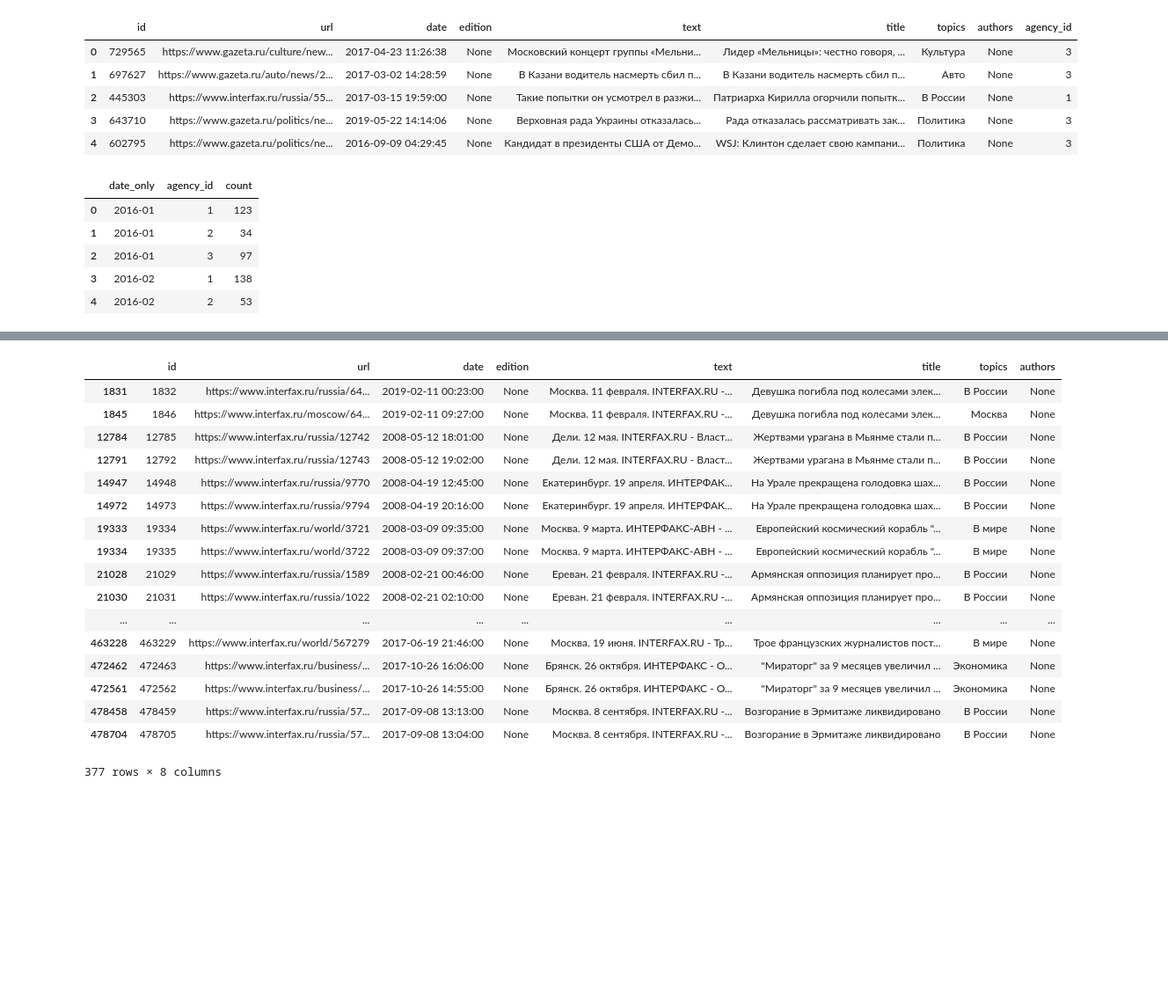
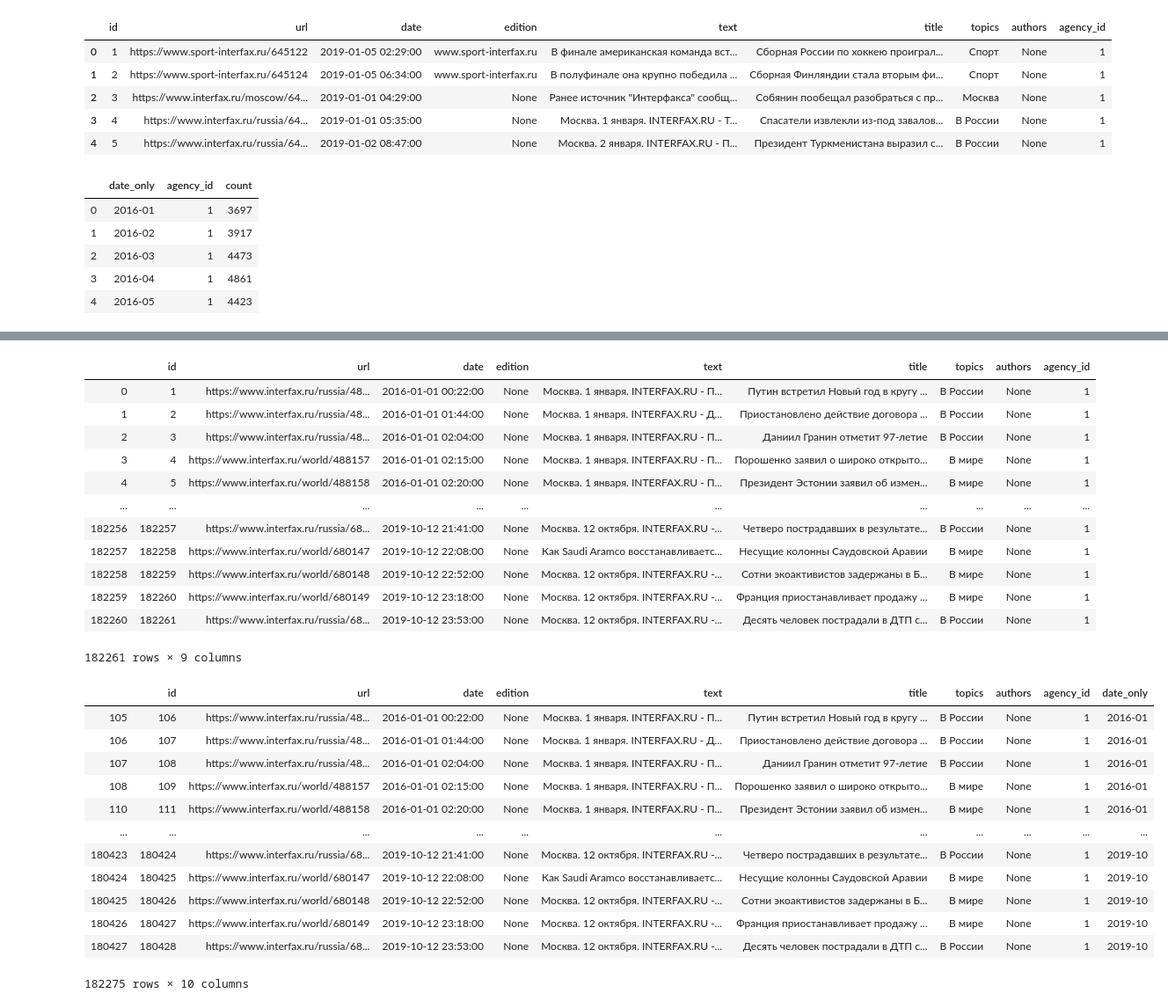
Before and after one commit to IlyaGusev/purano, a Jupyter notebook: visualisations.ipynb, the cells around one changed output, grey strips where cells are left out. Shown at 88% size. Cells and saved outputs as stored; diff of their text form; code cells hidden in the pictures; blank space fills up the shorter version.

```diff
--- a/visualisations.ipynb
+++ b/visualisations.ipynb
@@ -9,14 +7,15 @@ from purano.models import Document, Info
 # %%
-engine = create_engine("sqlite:///news.db")
-df = pd.read_sql("SELECT * FROM document WHERE date > '2016-01-01 00:00:00' ORDER BY Random() LIMIT 10000", engine.raw_connection())
+import pandas as pd
+
+df = pd.read_sql("SELECT * FROM document WHERE date > '2016-01-01 00:00:00'", engine.raw_connection())
 df.head()
 # %% [output]
 |  | id | url | date | edition | text | title | topics | authors | agency_id |
-| 0 | 729565 | https://www.gazeta.ru/culture/new... | 2017-04-23 11:26:38 | None | Московский концерт группы «Мельни... | Лидер «Мельницы»: честно говоря, ... | Культура | None | 3 |
-| 1 | 697627 | https://www.gazeta.ru/auto/news/2... | 2017-03-02 14:28:59 | None | В Казани водитель насмерть сбил п... | В Казани водитель насмерть сбил п... | Авто | None | 3 |
-| 2 | 445303 | https://www.interfax.ru/russia/55... | 2017-03-15 19:59:00 | None | Такие попытки он усмотрел в разжи... | Патриарха Кирилла огорчили попытк... | В России | None | 1 |
-| 3 | 643710 | https://www.gazeta.ru/politics/ne... | 2019-05-22 14:14:06 | None | Верховная рада Украины отказалась... | Рада отказалась рассматривать зак... | Политика | None | 3 |
-| 4 | 602795 | https://www.gazeta.ru/politics/ne... | 2016-09-09 04:29:45 | None | Кандидат в президенты США от Демо... | WSJ: Клинтон сделает свою кампани... | Политика | None | 3 |
+| 0 | 1 | https://www.sport-interfax.ru/645122 | 2019-01-05 02:29:00 | www.sport-interfax.ru | В финале американская команда вст... | Сборная России по хоккею проиграл... | Спорт | None | 1 |
+| 1 | 2 | https://www.sport-interfax.ru/645124 | 2019-01-05 06:34:00 | www.sport-interfax.ru | В полуфинале она крупно победила ... | Сборная Финляндии стала вторым фи... | Спорт | None | 1 |
+| 2 | 3 | https://www.interfax.ru/moscow/64... | 2019-01-01 04:29:00 | None | Ранее источник "Интерфакса" сообщ... | Собянин пообещал разобраться с пр... | Москва | None | 1 |
+| 3 | 4 | https://www.interfax.ru/russia/64... | 2019-01-01 05:35:00 | None | Москва. 1 января. INTERFAX.RU - Т... | Спасатели извлекли из-под завалов... | В России | None | 1 |
+| 4 | 5 | https://www.interfax.ru/russia/64... | 2019-01-02 08:47:00 | None | Москва. 2 января. INTERFAX.RU - П... | Президент Туркменистана выразил с... | В России | None | 1 |
 # %%
 df["date_only"] = pd.to_datetime(df["date"]).dt.strftime("%Y-%m")
 counts = df.groupby(["date_only", "agency_id"]).count()["id"]
@@ -27,11 +26,11 @@ counts.drop(["id"], inplace=True, axis=1)
 counts.head()
 # %% [output]
 |  | date_only | agency_id | count |
-| 0 | 2016-01 | 1 | 123 |
-| 1 | 2016-01 | 2 | 34 |
-| 2 | 2016-01 | 3 | 97 |
-| 3 | 2016-02 | 1 | 138 |
-| 4 | 2016-02 | 2 | 53 |
+| 0 | 2016-01 | 1 | 3697 |
+| 1 | 2016-02 | 1 | 3917 |
+| 2 | 2016-03 | 1 | 4473 |
+| 3 | 2016-04 | 1 | 4861 |
+| 4 | 2016-05 | 1 | 4423 |
 # %%
 %matplotlib inline
 %config InlineBackend.figure_format = 'svg'
@@ -44,24 +43,35 @@ for ax in graph.axes.ravel():
 plt.show()
 # %% [output]
 [drawing not drawn]
+# %%
+df
+# %% [output]
+|  | id | url | date | edition | text | title | topics | authors | agency_id |
+| 0 | 1 | https://www.interfax.ru/russia/48... | 2016-01-01 00:22:00 | None | Москва. 1 января. INTERFAX.RU - П... | Путин встретил Новый год в кругу ... | В России | None | 1 |
+| 1 | 2 | https://www.interfax.ru/russia/48... | 2016-01-01 01:44:00 | None | Москва. 1 января. INTERFAX.RU - Д... | Приостановлено действие договора ... | В России | None | 1 |
+| 2 | 3 | https://www.interfax.ru/russia/48... | 2016-01-01 02:04:00 | None | Москва. 1 января. INTERFAX.RU - П... | Даниил Гранин отметит 97-летие | В России | None | 1 |
+| 3 | 4 | https://www.interfax.ru/world/488157 | 2016-01-01 02:15:00 | None | Москва. 1 января. INTERFAX.RU - П... | Порошенко заявил о широко открыто... | В мире | None | 1 |
+| 4 | 5 | https://www.interfax.ru/world/488158 | 2016-01-01 02:20:00 | None | Москва. 1 января. INTERFAX.RU - П... | Президент Эстонии заявил об измен... | В мире | None | 1 |
+| ... | ... | ... | ... | ... | ... | ... | ... | ... | ... |
+| 182256 | 182257 | https://www.interfax.ru/russia/68... | 2019-10-12 21:41:00 | None | Москва. 12 октября. INTERFAX.RU -... | Четверо пострадавших в результате... | В России | None | 1 |
+| 182257 | 182258 | https://www.interfax.ru/world/680147 | 2019-10-12 22:08:00 | None | Как Saudi Aramco восстанавливаетс... | Несущие колонны Саудовской Аравии | В мире | None | 1 |
+| 182258 | 182259 | https://www.interfax.ru/world/680148 | 2019-10-12 22:52:00 | None | Москва. 12 октября. INTERFAX.RU -... | Сотни экоактивистов задержаны в Б... | В мире | None | 1 |
+| 182259 | 182260 | https://www.interfax.ru/world/680149 | 2019-10-12 23:18:00 | None | Москва. 12 октября. INTERFAX.RU -... | Франция приостанавливает продажу ... | В мире | None | 1 |
+| 182260 | 182261 | https://www.interfax.ru/russia/68... | 2019-10-12 23:53:00 | None | Москва. 12 октября. INTERFAX.RU -... | Десять человек пострадали в ДТП с... | В России | None | 1 |
+182261 rows × 9 columns
 # %%
-df[df.sort_values("date").duplicated(subset=["text", "title"], keep=False)]
+df.sort_values("date")
 # %% [output]
-|  | id | url | date | edition | text | title | topics | authors |
-| 1831 | 1832 | https://www.interfax.ru/russia/64... | 2019-02-11 00:23:00 | None | Москва. 11 февраля. INTERFAX.RU -... | Девушка погибла под колесами элек... | В России | None |
-| 1845 | 1846 | https://www.interfax.ru/moscow/64... | 2019-02-11 09:27:00 | None | Москва. 11 февраля. INTERFAX.RU -... | Девушка погибла под колесами элек... | Москва | None |
-| 12784 | 12785 | https://www.interfax.ru/russia/12742 | 2008-05-12 18:01:00 | None | Дели. 12 мая. INTERFAX.RU - Власт... | Жертвами урагана в Мьянме стали п... | В России | None |
-| 12791 | 12792 | https://www.interfax.ru/russia/12743 | 2008-05-12 19:02:00 | None | Дели. 12 мая. INTERFAX.RU - Власт... | Жертвами урагана в Мьянме стали п... | В России | None |
-| 14947 | 14948 | https://www.interfax.ru/russia/9770 | 2008-04-19 12:45:00 | None | Екатеринбург. 19 апреля. ИНТЕРФАК... | На Урале прекращена голодовка шах... | В России | None |
-| 14972 | 14973 | https://www.interfax.ru/russia/9794 | 2008-04-19 20:16:00 | None | Екатеринбург. 19 апреля. ИНТЕРФАК... | На Урале прекращена голодовка шах... | В России | None |
-| 19333 | 19334 | https://www.interfax.ru/world/3721 | 2008-03-09 09:35:00 | None | Москва. 9 марта. ИНТЕРФАКС-АВН - ... | Европейский космический корабль "... | В мире | None |
-| 19334 | 19335 | https://www.interfax.ru/world/3722 | 2008-03-09 09:37:00 | None | Москва. 9 марта. ИНТЕРФАКС-АВН - ... | Европейский космический корабль "... | В мире | None |
-| 21028 | 21029 | https://www.interfax.ru/russia/1589 | 2008-02-21 00:46:00 | None | Ереван. 21 февраля. INTERFAX.RU -... | Армянская оппозиция планирует про... | В России | None |
-| 21030 | 21031 | https://www.interfax.ru/russia/1022 | 2008-02-21 02:10:00 | None | Ереван. 21 февраля. INTERFAX.RU -... | Армянская оппозиция планирует про... | В России | None |
-| ... | ... | ... | ... | ... | ... | ... | ... | ... |
-| 463228 | 463229 | https://www.interfax.ru/world/567279 | 2017-06-19 21:46:00 | None | Москва. 19 июня. INTERFAX.RU - Тр... | Трое французских журналистов пост... | В мире | None |
-| 472462 | 472463 | https://www.interfax.ru/business/... | 2017-10-26 16:06:00 | None | Брянск. 26 октября. ИНТЕРФАКС - О... | "Мираторг" за 9 месяцев увеличил ... | Экономика | None |
-| 472561 | 472562 | https://www.interfax.ru/business/... | 2017-10-26 14:55:00 | None | Брянск. 26 октября. ИНТЕРФАКС - О... | "Мираторг" за 9 месяцев увеличил ... | Экономика | None |
-| 478458 | 478459 | https://www.interfax.ru/russia/57... | 2017-09-08 13:13:00 | None | Москва. 8 сентября. INTERFAX.RU -... | Возгорание в Эрмитаже ликвидировано | В России | None |
-| 478704 | 478705 | https://www.interfax.ru/russia/57... | 2017-09-08 13:04:00 | None | Москва. 8 сентября. INTERFAX.RU -... | Возгорание в Эрмитаже ликвидировано | В России | None |
+|  | id | url | date | edition | text | title | topics | authors | agency_id | date_only |
+| 105 | 106 | https://www.interfax.ru/russia/48... | 2016-01-01 00:22:00 | None | Москва. 1 января. INTERFAX.RU - П... | Путин встретил Новый год в кругу ... | В России | None | 1 | 2016-01 |
+| 106 | 107 | https://www.interfax.ru/russia/48... | 2016-01-01 01:44:00 | None | Москва. 1 января. INTERFAX.RU - Д... | Приостановлено действие договора ... | В России | None | 1 | 2016-01 |
+| 107 | 108 | https://www.interfax.ru/russia/48... | 2016-01-01 02:04:00 | None | Москва. 1 января. INTERFAX.RU - П... | Даниил Гранин отметит 97-летие | В России | None | 1 | 2016-01 |
+| 108 | 109 | https://www.interfax.ru/world/488157 | 2016-01-01 02:15:00 | None | Москва. 1 января. INTERFAX.RU - П... | Порошенко заявил о широко открыто... | В мире | None | 1 | 2016-01 |
+| 110 | 111 | https://www.interfax.ru/world/488158 | 2016-01-01 02:20:00 | None | Москва. 1 января. INTERFAX.RU - П... | Президент Эстонии заявил об измен... | В мире | None | 1 | 2016-01 |
+| ... | ... | ... | ... | ... | ... | ... | ... | ... | ... | ... |
+| 180423 | 180424 | https://www.interfax.ru/russia/68... | 2019-10-12 21:41:00 | None | Москва. 12 октября. INTERFAX.RU -... | Четверо пострадавших в результате... | В России | None | 1 | 2019-10 |
+| 180424 | 180425 | https://www.interfax.ru/world/680147 | 2019-10-12 22:08:00 | None | Как Saudi Aramco восстанавливаетс... | Несущие колонны Саудовской Аравии | В мире | None | 1 | 2019-10 |
+| 180425 | 180426 | https://www.interfax.ru/world/680148 | 2019-10-12 22:52:00 | None | Москва. 12 октября. INTERFAX.RU -... | Сотни экоактивистов задержаны в Б... | В мире | None | 1 | 2019-10 |
+| 180426 | 180427 | https://www.interfax.ru/world/680149 | 2019-10-12 23:18:00 | None | Москва. 12 октября. INTERFAX.RU -... | Франция приостанавливает продажу ... | В мире | None | 1 | 2019-10 |
+| 180427 | 180428 | https://www.interfax.ru/russia/68... | 2019-10-12 23:53:00 | None | Москва. 12 октября. INTERFAX.RU -... | Десять человек пострадали в ДТП с... | В России | None | 1 | 2019-10 |
-377 rows × 8 columns
+182275 rows × 10 columns
```
Also changed, not shown: parts of 4 cells of this notebook, 13 other files.
